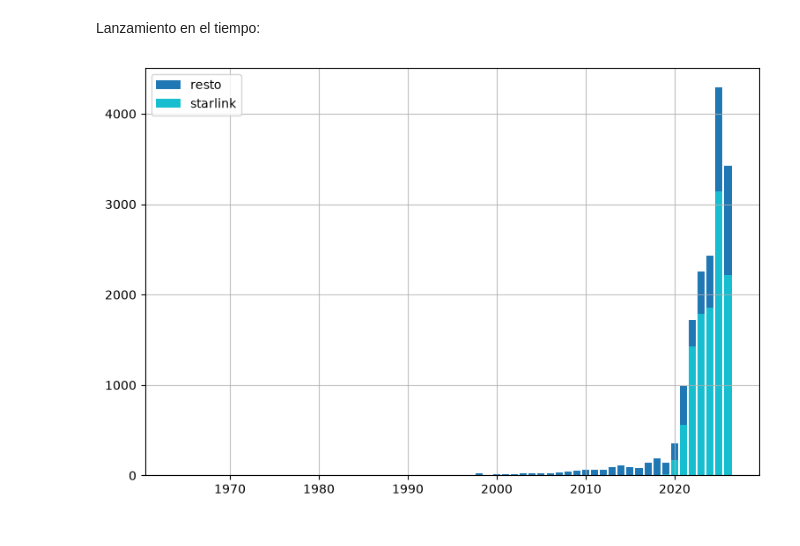
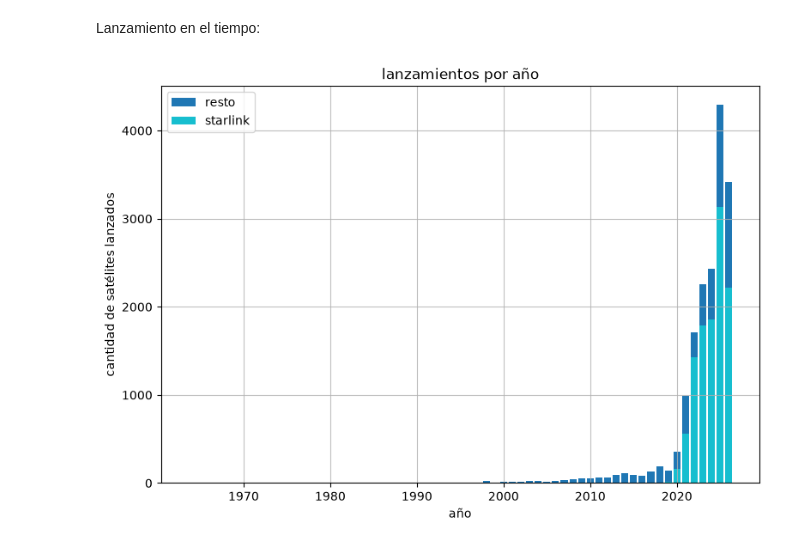
Before and after one commit to melaninicolmoyasuarez-hash/proyesat, a Jupyter notebook: informe.ipynb, the cells around one changed output. Cells and saved outputs as stored; diff of their text form; code cells hidden in the pictures.

```diff
--- a/informe.ipynb
+++ b/informe.ipynb
@@ -138,21 +138,24 @@ Lanzamiento en el tiempo:
 # %%
 import matplotlib.pyplot as plt
 
 registro_starlink= [i for i in registros if "starlink" in str(i.get("OBJECT_NAME", "")).lower()]
 registro_resto= [r for r in registros if "starlink" not in str(r)]
 
 datos_s= lanzamientos_por_anio(registro_starlink)
 datos_r= lanzamientos_por_anio(registro_resto)
 
 totales= sorted(list(set(list(datos_s.keys())+ list(datos_r.keys()))), key= int)
 cant_s=[datos_s.get(anio, 0) for anio in totales]
 cant_r=[datos_r.get(anio, 0) for anio in totales]
 
 plt.figure(figsize=(9,6))
 plt.grid(alpha=0.8)
 plt.bar(totales, cant_r, label= "resto", color= "C0")
 plt.bar(totales, cant_s, label= "starlink", color= "C9")
+plt.title("lanzamientos por año")
+plt.xlabel("año")
+plt.ylabel("cantidad de satélites lanzados")
 plt.legend()
 plt.show()
 # %% [output]
-[figure, old version]
+[figure, new version]
```
Also changed, not shown: parts of 2 cells of this notebook.
